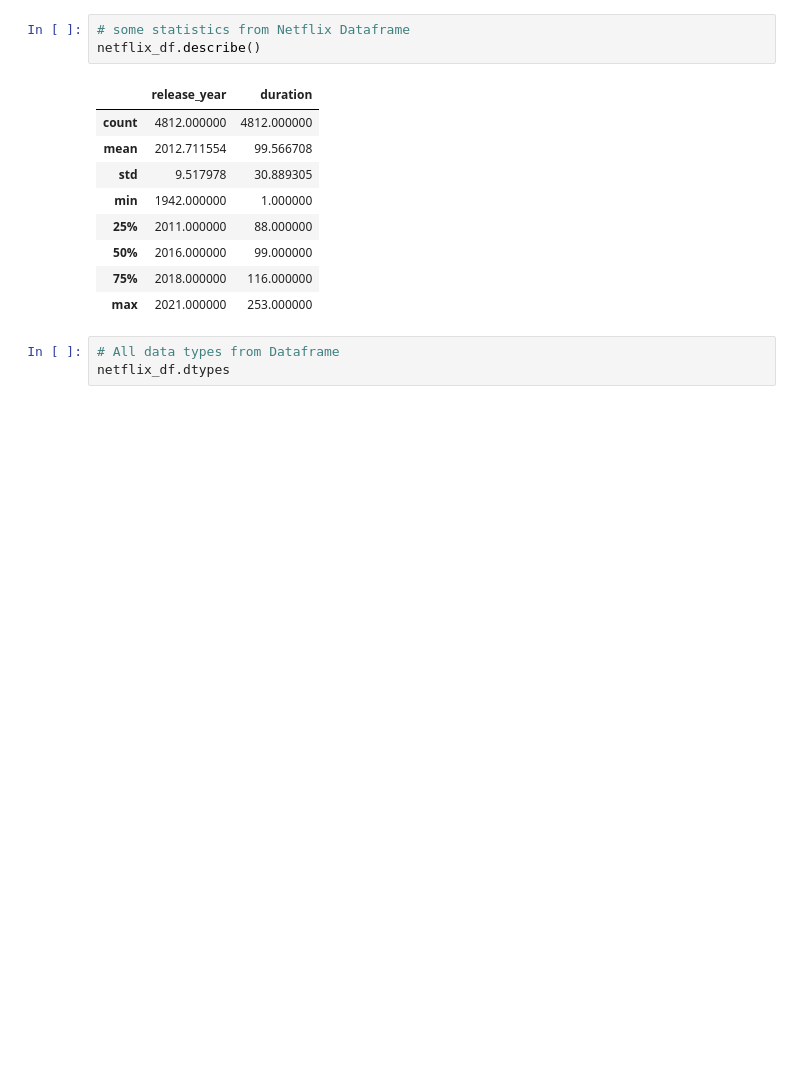
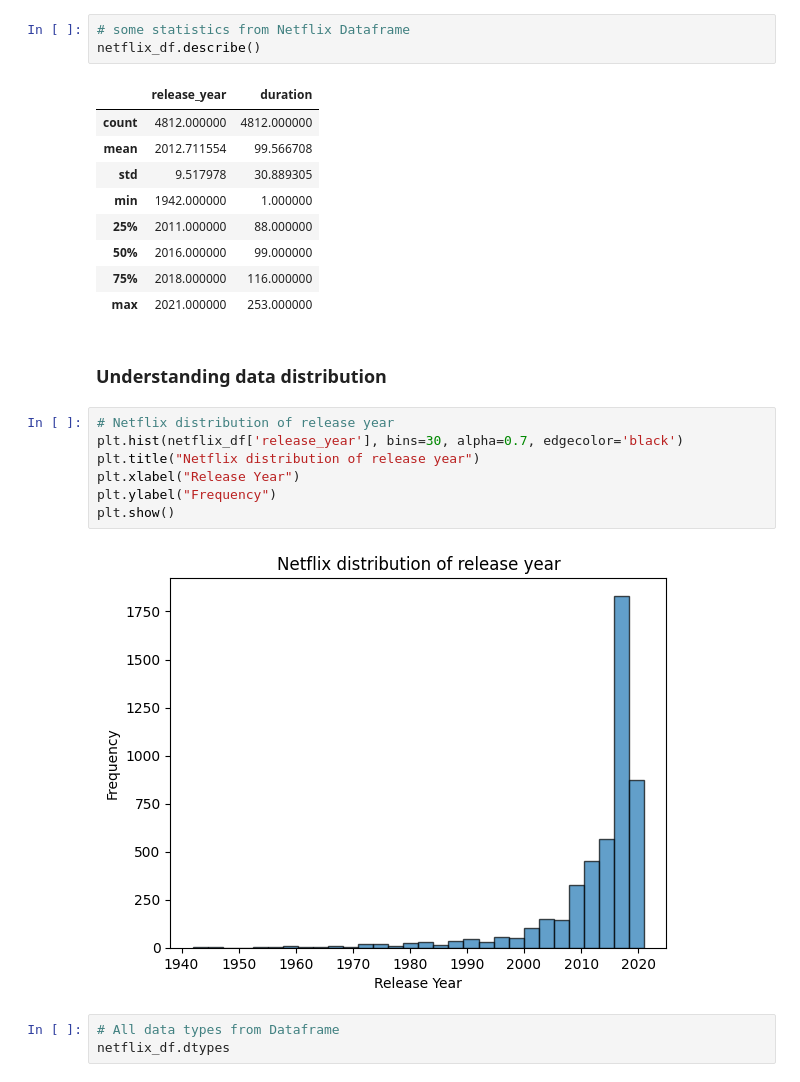
Before and after one commit to engjoaofaro/netflix_case_datacamp, a Jupyter notebook: notebook.ipynb, the cells around one changed output. Cells and saved outputs as stored; diff of their text form; blank space fills up the shorter version.

Commit message:
add data distribution understanding

```diff
--- a/notebook.ipynb
+++ b/notebook.ipynb
@@ -97,6 +97,17 @@ netflix_df.describe()
 | 50% | 2016.000000 | 99.000000 |
 | 75% | 2018.000000 | 116.000000 |
 | max | 2021.000000 | 253.000000 |
+# %% [markdown]
+### Understanding data distribution
+# %%
+# Netflix distribution of release year
+plt.hist(netflix_df['release_year'], bins=30, alpha=0.7, edgecolor='black')
+plt.title("Netflix distribution of release year")
+plt.xlabel("Release Year")
+plt.ylabel("Frequency")
+plt.show()
+# %% [output]
+[figure, added]
 # %%
 # All data types from Dataframe
 netflix_df.dtypes
```
